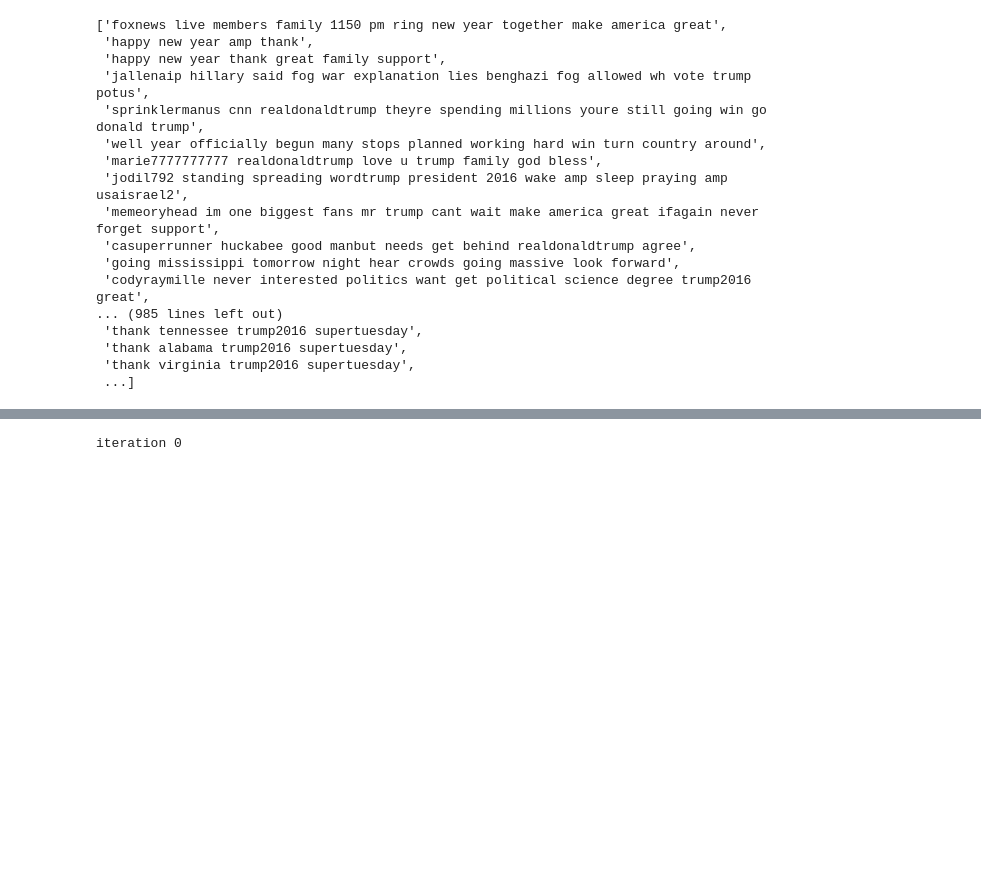
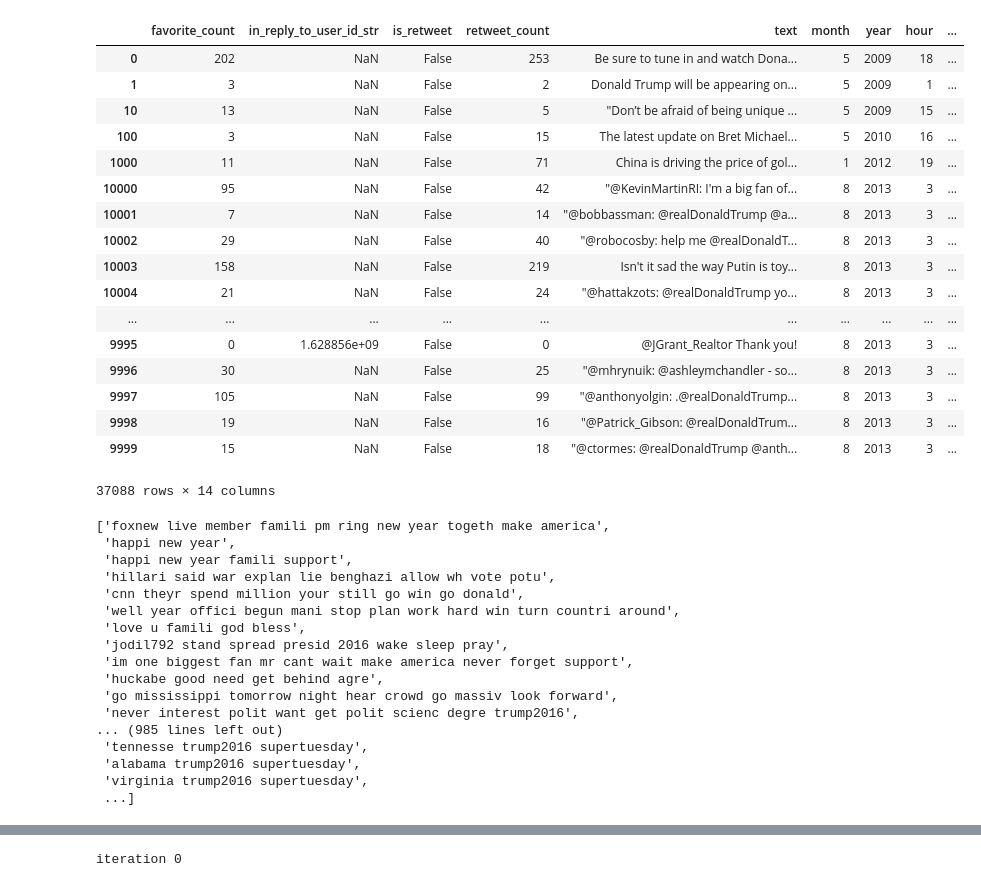
Before and after one commit to Gneur11/TextAnalytics, a Jupyter notebook: doc2vec.ipynb, the cells around one changed output, grey strips where cells are left out. Cells and saved outputs as stored; diff of their text form; code cells hidden in the pictures; blank space fills up the shorter version.

```diff
--- a/doc2vec.ipynb
+++ b/doc2vec.ipynb
@@ -12,25 +31,48 @@ data = pd.read_json("preprocessingDoneRight.json")
+# %%
+data['m'] = data['modded1_stemmed'].apply(lambda x: " ".join(x for x in x.split() if x in stemmed_words))
+pd.Series(' '.join(data['m']).split()).value_counts()
+data
+# %% [output]
+|  | favorite_count | in_reply_to_user_id_str | is_retweet | retweet_count | text | month | year | hour | ... |
+| 0 | 202 | NaN | False | 253 | Be sure to tune in and watch Dona... | 5 | 2009 | 18 | ... |
+| 1 | 3 | NaN | False | 2 | Donald Trump will be appearing on... | 5 | 2009 | 1 | ... |
+| 10 | 13 | NaN | False | 5 | "Don’t be afraid of being unique ... | 5 | 2009 | 15 | ... |
+| 100 | 3 | NaN | False | 15 | The latest update on Bret Michael... | 5 | 2010 | 16 | ... |
+| 1000 | 11 | NaN | False | 71 | China is driving the price of gol... | 1 | 2012 | 19 | ... |
+| 10000 | 95 | NaN | False | 42 | "@KevinMartinRI: I'm a big fan of... | 8 | 2013 | 3 | ... |
+| 10001 | 7 | NaN | False | 14 | "@bobbassman: @realDonaldTrump @a... | 8 | 2013 | 3 | ... |
+| 10002 | 29 | NaN | False | 40 | "@robocosby: help me @realDonaldT... | 8 | 2013 | 3 | ... |
+| 10003 | 158 | NaN | False | 219 | Isn't it sad the way Putin is toy... | 8 | 2013 | 3 | ... |
+| 10004 | 21 | NaN | False | 24 | "@hattakzots: @realDonaldTrump yo... | 8 | 2013 | 3 | ... |
+| ... | ... | ... | ... | ... | ... | ... | ... | ... | ... |
+| 9995 | 0 | 1.628856e+09 | False | 0 | @JGrant_Realtor Thank you! | 8 | 2013 | 3 | ... |
+| 9996 | 30 | NaN | False | 25 | "@mhrynuik: @ashleymchandler - so... | 8 | 2013 | 3 | ... |
+| 9997 | 105 | NaN | False | 99 | "@anthonyolgin: .@realDonaldTrump... | 8 | 2013 | 3 | ... |
+| 9998 | 19 | NaN | False | 16 | "@Patrick_Gibson: @realDonaldTrum... | 8 | 2013 | 3 | ... |
+| 9999 | 15 | NaN | False | 18 | "@ctormes: @realDonaldTrump @anth... | 8 | 2013 | 3 | ... |
+37088 rows × 14 columns
 # %%
-#sentences = data[data["year"] == 2016]["modded1_stemmed"].tolist()
-sentences = data[data["year"] == 2016]["modded1"].tolist()
+sentences = data[data["year"] == 2016]["m"].tolist()
+#sentences = data[data["year"] == 2016]["modded1"].tolist()
 #sentences = data["modded1_stemmed"].tolist()
 sentences
 # %% [output]
-['foxnews live members family 1150 pm ring new year together make america great',
- 'happy new year amp thank',
- 'happy new year thank great family support',
- 'jallenaip hillary said fog war explanation lies benghazi fog allowed wh vote trump potus',
- 'sprinklermanus cnn realdonaldtrump theyre spending millions youre still going win go donald trump',
- 'well year officially begun many stops planned working hard win turn country around',
- 'marie7777777777 realdonaldtrump love u trump family god bless',
- 'jodil792 standing spreading wordtrump president 2016 wake amp sleep praying amp usaisrael2',
- 'memeoryhead im one biggest fans mr trump cant wait make america great ifagain never forget support',
- 'casuperrunner huckabee good manbut needs get behind realdonaldtrump agree',
- 'going mississippi tomorrow night hear crowds going massive look forward',
- 'codyraymille never interested politics want get political science degree trump2016 great',
+['foxnew live member famili pm ring new year togeth make america',
+ 'happi new year',
+ 'happi new year famili support',
+ 'hillari said war explan lie benghazi allow wh vote potu',
+ 'cnn theyr spend million your still go win go donald',
+ 'well year offici begun mani stop plan work hard win turn countri around',
+ 'love u famili god bless',
+ 'jodil792 stand spread presid 2016 wake sleep pray',
+ 'im one biggest fan mr cant wait make america never forget support',
+ 'huckabe good need get behind agre',
+ 'go mississippi tomorrow night hear crowd go massiv look forward',
+ 'never interest polit want get polit scienc degre trump2016',
 ... (985 lines left out)
- 'thank tennessee trump2016 supertuesday',
- 'thank alabama trump2016 supertuesday',
- 'thank virginia trump2016 supertuesday',
+ 'tennesse trump2016 supertuesday',
+ 'alabama trump2016 supertuesday',
+ 'virginia trump2016 supertuesday',
  ...]
 # %%
 tagged_data = [TaggedDocument(words=word_tokenize(_d.lower()), tags=[str(i)]) for i, _d in enumerate(sentences)]
```
Also changed, not shown: parts of 25 cells of this notebook.
